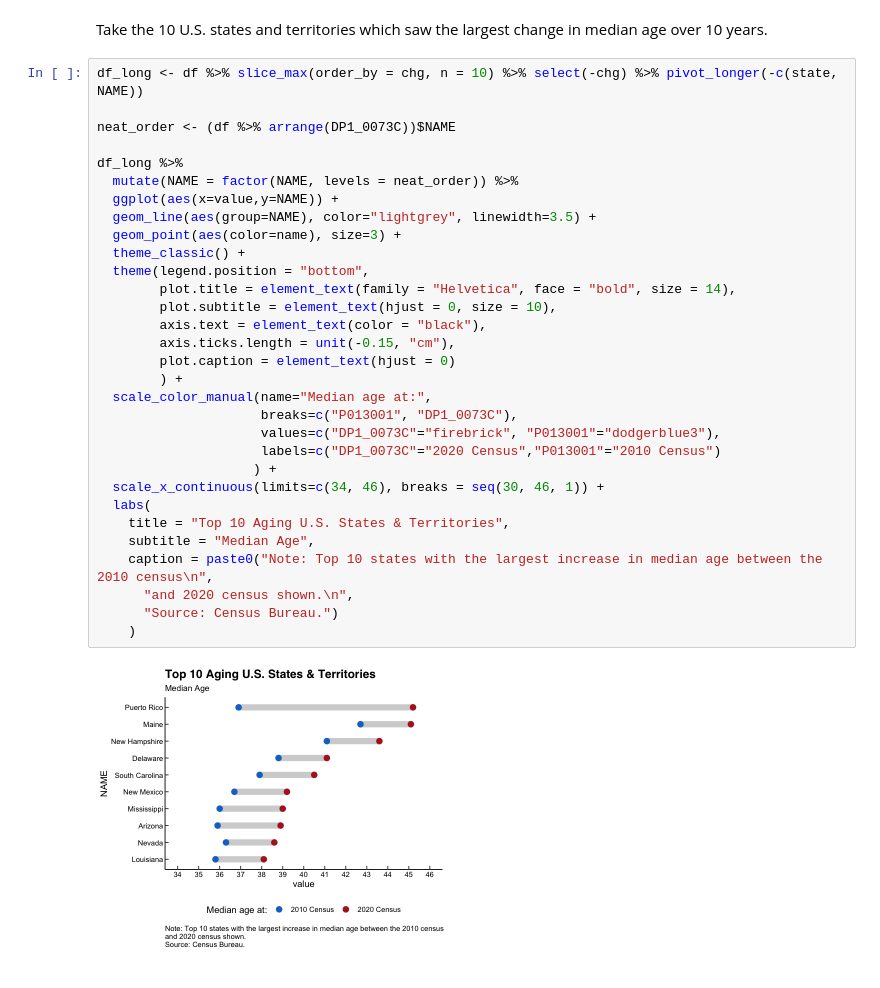
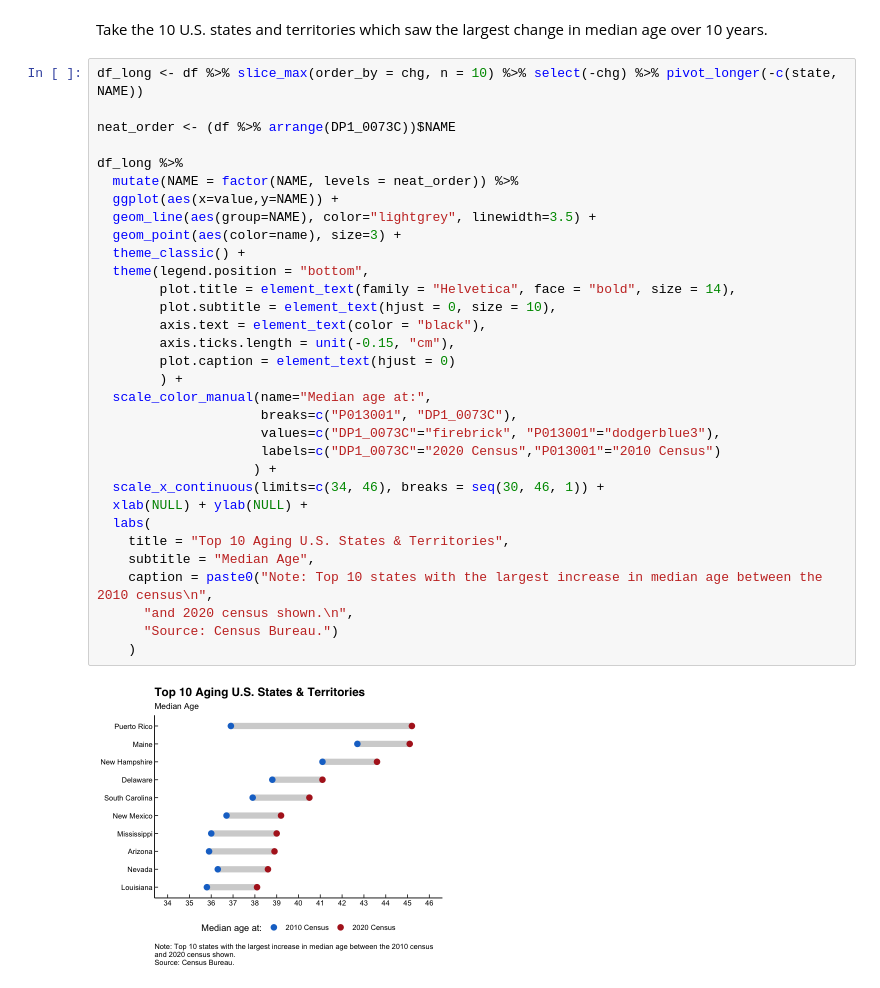
Before and after one commit to maha4028/R-charts, a Jupyter notebook: portfolio.ipynb, the cells around one changed output. Drawn from its saved outputs; the diff is of its cells as text.

```diff
--- a/portfolio.ipynb
+++ b/portfolio.ipynb
@@ -536,31 +534,32 @@ df_long <- df %>% slice_max(order_by = chg, n = 10) %>% select(-chg) %>% pivot_l
 
 neat_order <- (df %>% arrange(DP1_0073C))$NAME
 
 df_long %>%
   mutate(NAME = factor(NAME, levels = neat_order)) %>%
   ggplot(aes(x=value,y=NAME)) +
   geom_line(aes(group=NAME), color="lightgrey", linewidth=3.5) +
   geom_point(aes(color=name), size=3) +
   theme_classic() +
   theme(legend.position = "bottom",
         plot.title = element_text(family = "Helvetica", face = "bold", size = 14),
         plot.subtitle = element_text(hjust = 0, size = 10),
         axis.text = element_text(color = "black"),
         axis.ticks.length = unit(-0.15, "cm"),
         plot.caption = element_text(hjust = 0)
         ) +
   scale_color_manual(name="Median age at:",
                      breaks=c("P013001", "DP1_0073C"),
                      values=c("DP1_0073C"="firebrick", "P013001"="dodgerblue3"),
                      labels=c("DP1_0073C"="2020 Census","P013001"="2010 Census")
                     ) +
   scale_x_continuous(limits=c(34, 46), breaks = seq(30, 46, 1)) +
+  xlab(NULL) + ylab(NULL) +
   labs(
     title = "Top 10 Aging U.S. States & Territories",
     subtitle = "Median Age",
     caption = paste0("Note: Top 10 states with the largest increase in median age between the 2010 census\n",
       "and 2020 census shown.\n",
       "Source: Census Bureau.")
     )
 # %% [output]
-[figure, old version]
+[figure, new version]
```
Also changed, not shown: parts of 5 cells of this notebook.
